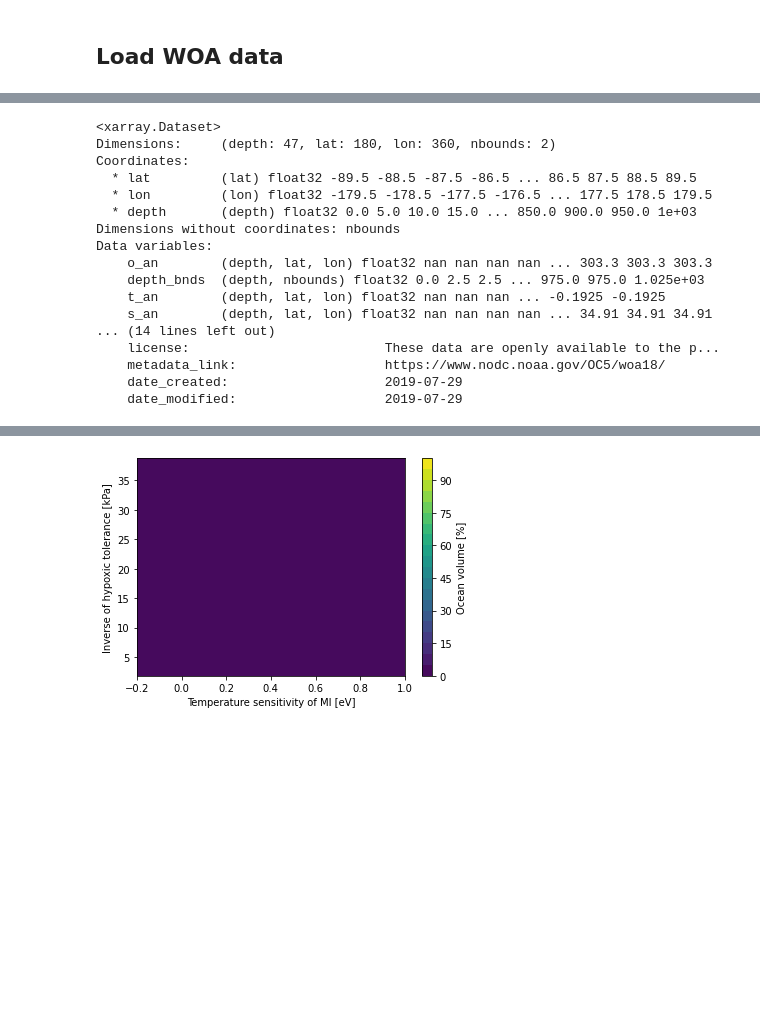
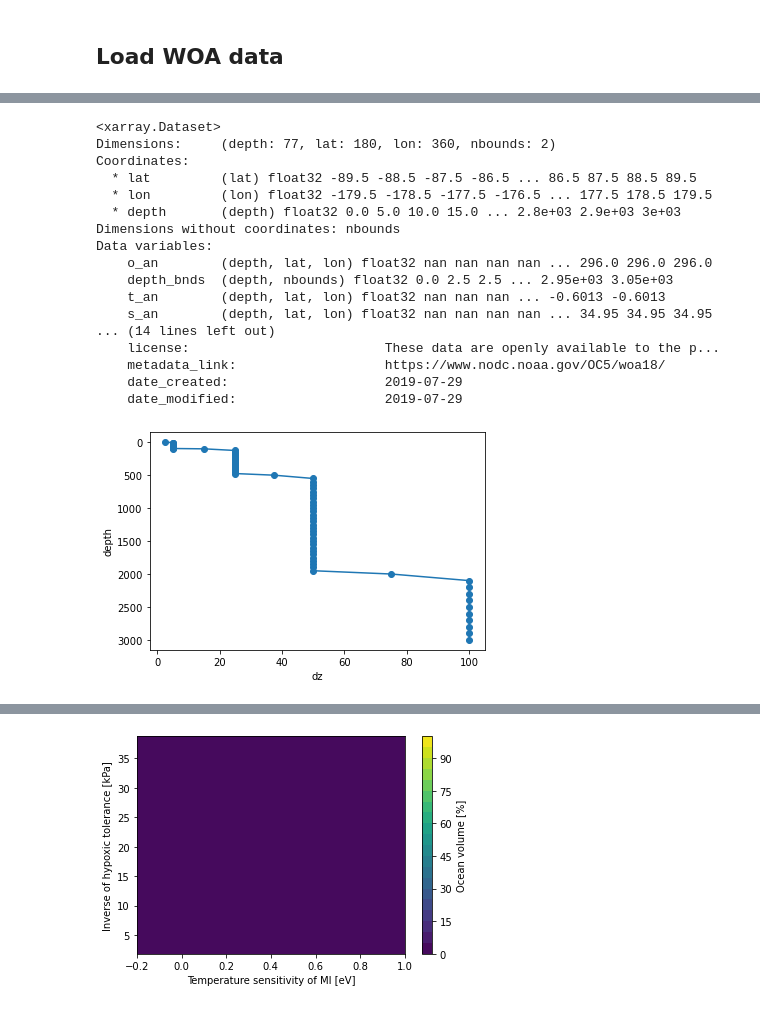
Before and after one commit to matt-long/aerobic-safety-margins, a Jupyter notebook: notebooks/trait-space-obs-habitat-vol.ipynb, the cells around one changed output, grey strips where cells are left out. Saved outputs shown, nothing was run; the diff lists cells and outputs as text; code cells hidden in the pictures; blank space fills up the shorter version.

```diff
--- a/notebooks/trait-space-obs-habitat-vol.ipynb
+++ b/notebooks/trait-space-obs-habitat-vol.ipynb
@@ -18,15 +47,19 @@ import util
 # %%
-ds = xr.merge((
-    util.retrieve_woa_dataset('oxygen', 0).isel(time=0, drop=True)[['o_an', 'depth_bnds']],
-    util.retrieve_woa_dataset(['temperature', 'salinity'], 0).isel(time=0, drop=True)[['t_an', 's_an']],
-)).sel(depth=slice(0, 1000.))
+ds = xr.merge(
+    (
+        util.retrieve_woa_dataset('oxygen', 0).isel(time=0, drop=True)[['o_an', 'depth_bnds']],
+        util.retrieve_woa_dataset(['temperature', 'salinity'], 0).isel(time=0, drop=True)[
+            ['t_an', 's_an']
+        ],
+    )
+).sel(depth=slice(0, 3000.0))
 
-depth = xr.full_like(ds.t_an, fill_value=1.) * ds.depth
+depth = xr.full_like(ds.t_an, fill_value=1.0) * ds.depth
 ds['pO2'] = thermodyn.compute_pO2(ds.o_an, ds.t_an, ds.s_an, depth)
 
 ds['dz'] = ds.depth_bnds.diff('nbounds').squeeze()
 ds['area'] = util.compute_grid_area(ds)
-ds['volume'] = ds.dz * ds.area
+ds['volume'] = (ds.dz * ds.area).where(ds.pO2.notnull())
 ds.volume.attrs['long_name'] = 'Volume'
 ds.volume.attrs['units'] = 'm^3'
 
@@ -34,19 +67,23 @@ ds = ds.compute()
 ds
 # %% [output]
 <xarray.Dataset>
-Dimensions:     (depth: 47, lat: 180, lon: 360, nbounds: 2)
+Dimensions:     (depth: 77, lat: 180, lon: 360, nbounds: 2)
 Coordinates:
   * lat         (lat) float32 -89.5 -88.5 -87.5 -86.5 ... 86.5 87.5 88.5 89.5
   * lon         (lon) float32 -179.5 -178.5 -177.5 -176.5 ... 177.5 178.5 179.5
-  * depth       (depth) float32 0.0 5.0 10.0 15.0 ... 850.0 900.0 950.0 1e+03
+  * depth       (depth) float32 0.0 5.0 10.0 15.0 ... 2.8e+03 2.9e+03 3e+03
 Dimensions without coordinates: nbounds
 Data variables:
-    o_an        (depth, lat, lon) float32 nan nan nan nan ... 303.3 303.3 303.3
-    depth_bnds  (depth, nbounds) float32 0.0 2.5 2.5 ... 975.0 975.0 1.025e+03
-    t_an        (depth, lat, lon) float32 nan nan nan ... -0.1925 -0.1925
-    s_an        (depth, lat, lon) float32 nan nan nan nan ... 34.91 34.91 34.91
+    o_an        (depth, lat, lon) float32 nan nan nan nan ... 296.0 296.0 296.0
+    depth_bnds  (depth, nbounds) float32 0.0 2.5 2.5 ... 2.95e+03 3.05e+03
+    t_an        (depth, lat, lon) float32 nan nan nan ... -0.6013 -0.6013
+    s_an        (depth, lat, lon) float32 nan nan nan nan ... 34.95 34.95 34.95
 ... (14 lines left out)
     license:                         These data are openly available to the p...
     metadata_link:                   https://www.nodc.noaa.gov/OC5/woa18/
     date_created:                    2019-07-29
     date_modified:                   2019-07-29
+# %%
+ds.dz.plot(y='depth', yincrease=False, marker='o');
+# %% [output]
+[figure, added]
```
Also changed, not shown: parts of 12 cells of this notebook, 7 other files.
